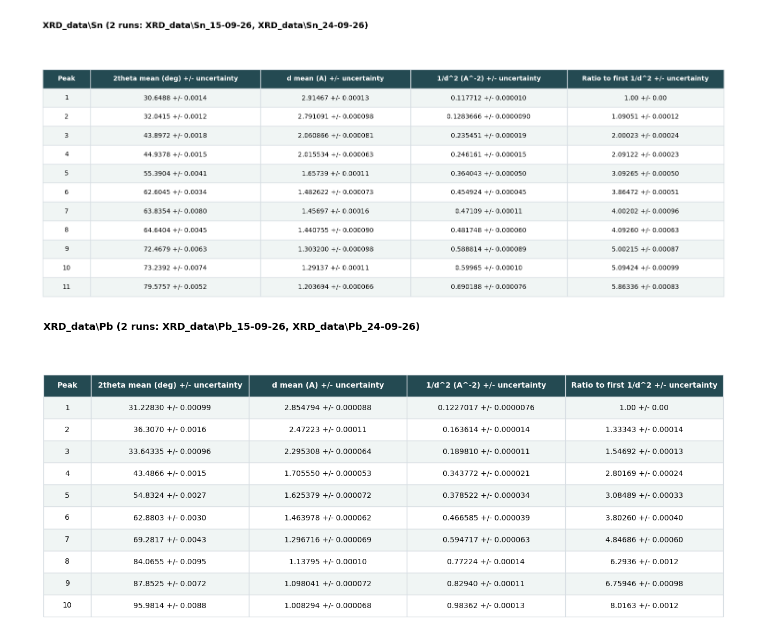
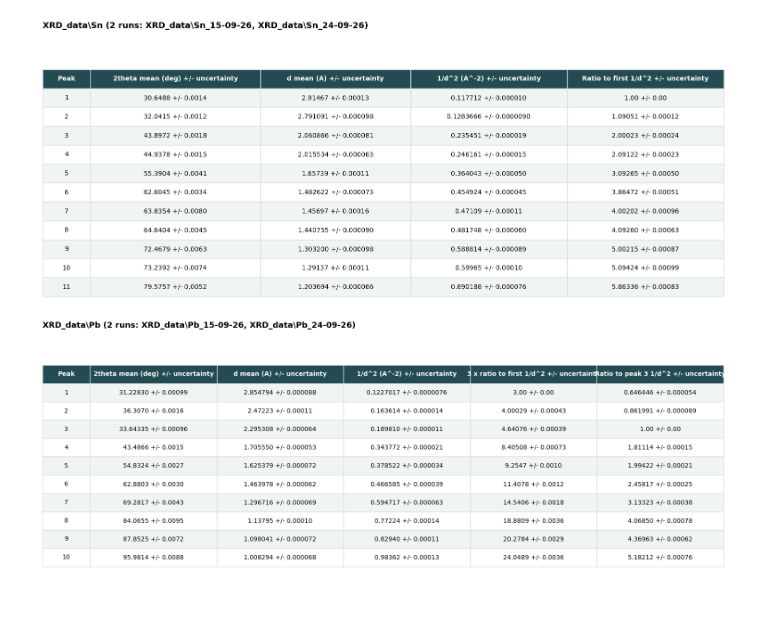
Before and after one commit to olexshoox/XRAY_LAB, a Jupyter notebook: code3.ipynb, the cells around one changed output. Cells and saved outputs as stored; diff of their text form; code cells hidden in the pictures; blank space fills up the shorter version.

```diff
--- a/code3.ipynb
+++ b/code3.ipynb
@@ -657,6 +657,20 @@ if sample_key is None:
 
 sample = average_results[sample_key]
 peak_count = len(sample["two_theta"])
+if peak_count < 3:
+    raise ValueError(f"{sample_key!r} needs at least three peaks to calculate ratios to peak 3.")
+
+inverse_d_squared = sample["inverse_d_squared"]
+inverse_d_squared_uncertainties = sample["inverse_d_squared_uncertainty"]
+ratio_to_first_times_three = 3 * sample["ratio_to_first"]
+ratio_to_first_times_three_uncertainties = 3 * sample["ratio_to_first_uncertainty"]
+ratio_to_third = inverse_d_squared / inverse_d_squared[2]
+ratio_to_third_uncertainties = np.abs(ratio_to_third) * np.sqrt(
+    (inverse_d_squared_uncertainties / inverse_d_squared)**2
+    + (inverse_d_squared_uncertainties[2] / inverse_d_squared[2])**2
+)
+ratio_to_third[2] = 1.0
+ratio_to_third_uncertainties[2] = 0.0
 
 # Add custom columns here; each needs one value per peak.
 extra_columns = {}
@@ -671,7 +685,6 @@ metrics = [
     ("2theta mean (deg) +/- uncertainty", "two_theta", "two_theta_uncertainty"),
     ("d mean (A) +/- uncertainty", "d", "d_uncertainty"),
     ("1/d^2 (A^-2) +/- uncertainty", "inverse_d_squared", "inverse_d_squared_uncertainty"),
-    ("Ratio to first 1/d^2 +/- uncertainty", "ratio_to_first", "ratio_to_first_uncertainty"),
 ]
 sample_columns = [("Peak", [str(i + 1) for i in range(peak_count)])]
 for label, value_key, error_key in metrics:
@@ -682,6 +695,23 @@ for label, value_key, error_key in metrics:
             for value, error in zip(sample[value_key], sample[error_key])
         ],
     ))
+sample_columns.append((
+    "3 x ratio to first 1/d^2 +/- uncertainty",
+    [
+        format_value_uncertainty(value, error)
+        for value, error in zip(
+            ratio_to_first_times_three,
+            ratio_to_first_times_three_uncertainties,
+        )
+    ],
+))
+sample_columns.append((
+    "Ratio to peak 3 1/d^2 +/- uncertainty",
+    [
+        format_value_uncertainty(value, error)
+        for value, error in zip(ratio_to_third, ratio_to_third_uncertainties)
+    ],
+))
 sample_columns.extend(extra_columns.items())
 
 column_labels = [label for label, _ in sample_columns]
@@ -690,31 +720,31 @@ table_rows = [
     for row in range(peak_count)
 ]
 fig, ax = plt.subplots(
     figsize=(max(13, 2.6 * len(column_labels)), max(2.5, 0.42 * peak_count + 1.6))
 )
 ax.axis("off")
 ax.set_title(
     f"{sample_key} ({len(sample['runs'])} runs: {', '.join(sample['runs'])})",
     loc="left", fontsize=13, fontweight="bold", pad=16,
 )
 column_widths = [0.07] + [0.93 / (len(column_labels) - 1)] * (len(column_labels) - 1)
 table = ax.table(
     cellText=table_rows,
     colLabels=column_labels,
     colWidths=column_widths,
     cellLoc="center",
     bbox=[0, 0, 1, 0.88],
 )
 table.auto_set_font_size(False)
 table.set_fontsize(10)
 for (row, column), cell in table.get_celld().items():
     cell.set_edgecolor("#D7DEE3")
     if row == 0:
         cell.set_facecolor("#244A52")
         cell.set_text_props(color="white", weight="bold")
     else:
         cell.set_facecolor("#F0F5F4" if row % 2 else "white")
 fig.tight_layout()
 plt.show()
 # %% [output]
-[figure, old version]
+[figure, new version]
```
